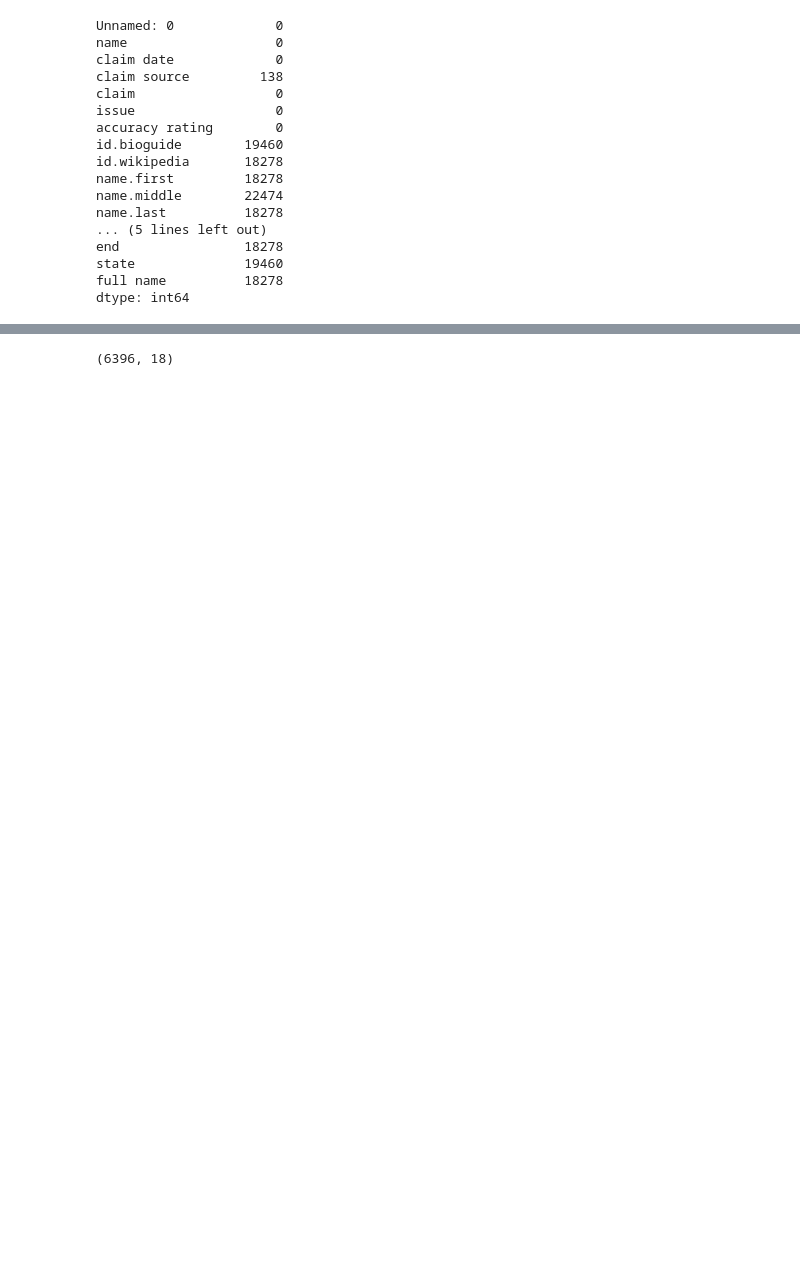
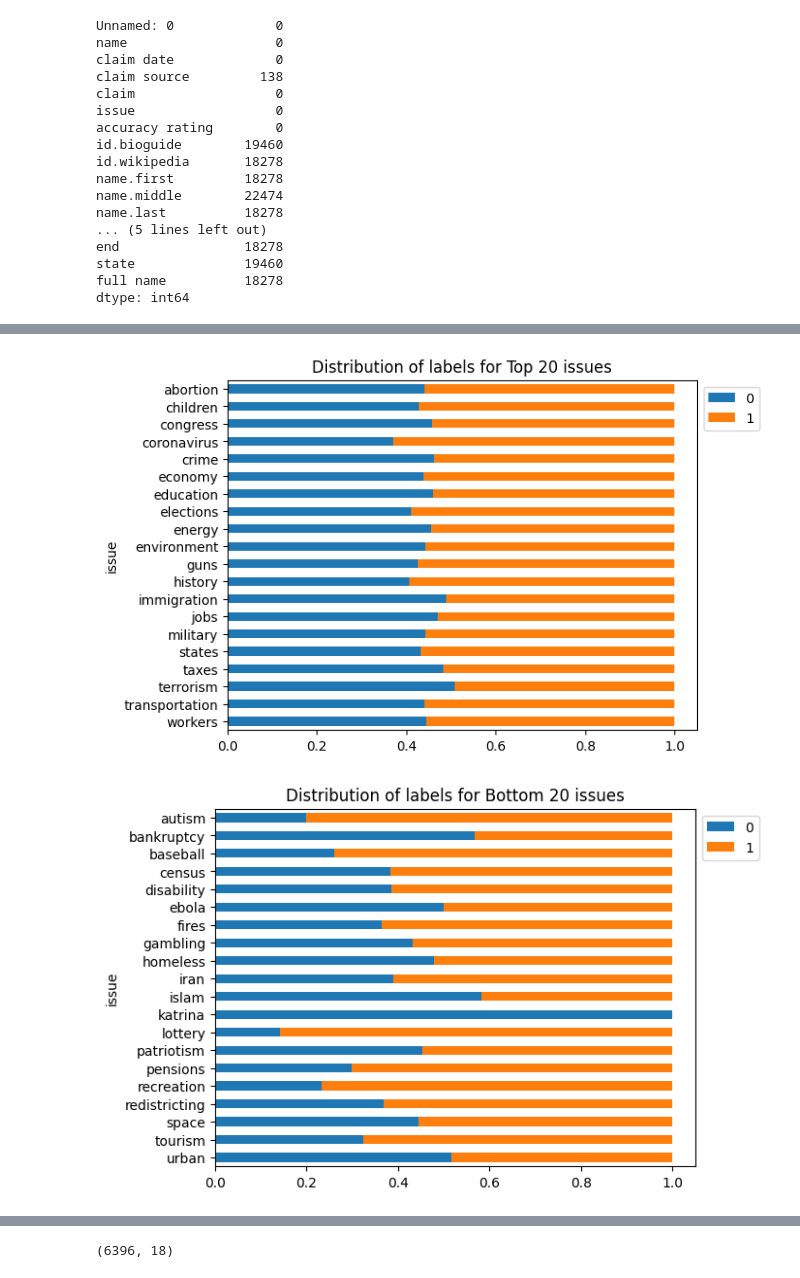
Before and after one commit to lohdaijiu/BT4222_FakeNewsClassifier, a Jupyter notebook: EDA.ipynb, the cells around one changed output, grey strips where cells are left out. Drawn from its saved outputs; the diff is of its cells as text; code cells hidden in the pictures; blank space fills up the shorter version.

```diff
--- a/EDA_bio.ipynb
+++ b/EDA.ipynb
@@ -30,0 +76,20 @@ dtype: int64
+# %%
+top_20_issues = df.groupby('issue')['accuracy'].size().sort_values(ascending=False).head(20).index.sort_values()
+
+# find bottom 20 issues based on freq counts
+bottom_20_issues = df.groupby('issue')['accuracy'].size().sort_values(ascending=False).tail(20).index.sort_values()
+temp = df[df['issue'].isin(top_20_issues)]
+temp['issue'].unique()
+temp.groupby(by=['issue'])['accuracy'].value_counts(normalize=True).unstack().sort_index(ascending=False).plot(kind='barh',stacked=True)
+plt.legend(bbox_to_anchor=(1.0, 1.0))
+plt.title('Distribution of labels for Top 20 issues')
+
+temp = df[df['issue'].isin(bottom_20_issues)]
+temp['issue'].unique()
+temp.groupby(by=['issue'])['accuracy'].value_counts(normalize=True).unstack().sort_index(ascending=False).plot(kind='barh',stacked=True)
+plt.legend(bbox_to_anchor=(1.0, 1.0))
+plt.title('Distribution of labels for Bottom 20 issues')
+plt.show()
+# %% [output]
+[figure, added]
+[figure, added]
```
Also changed, not shown: parts of 20 cells of this notebook.
